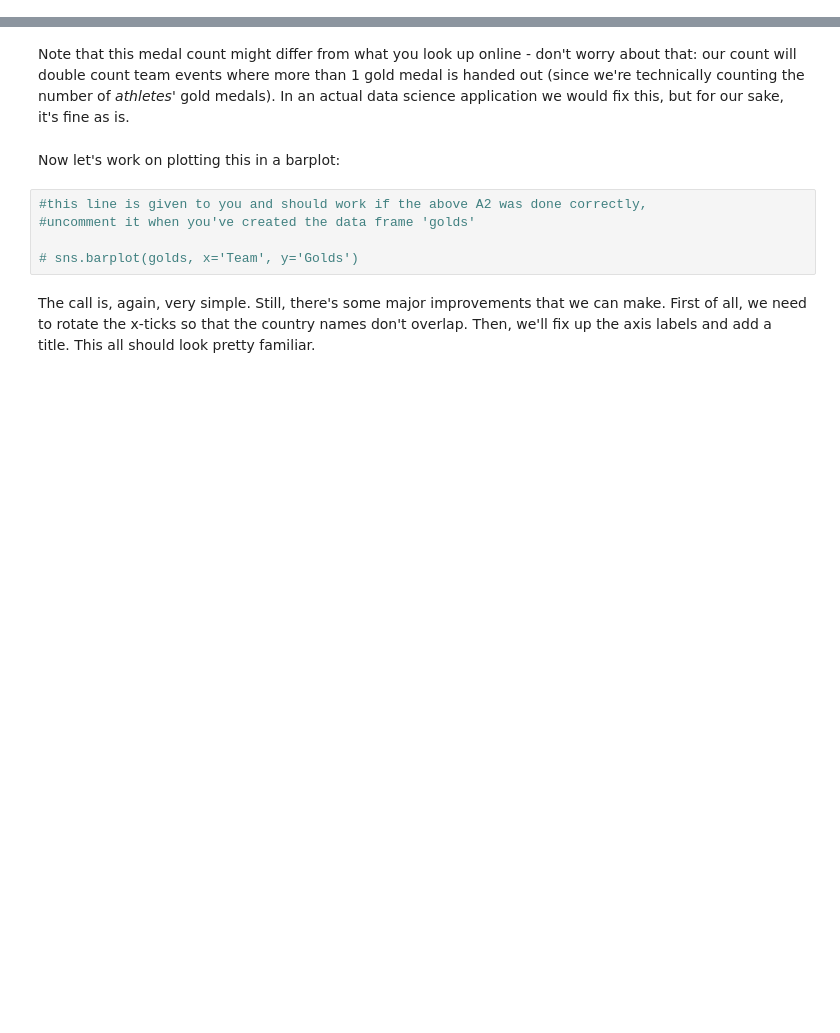
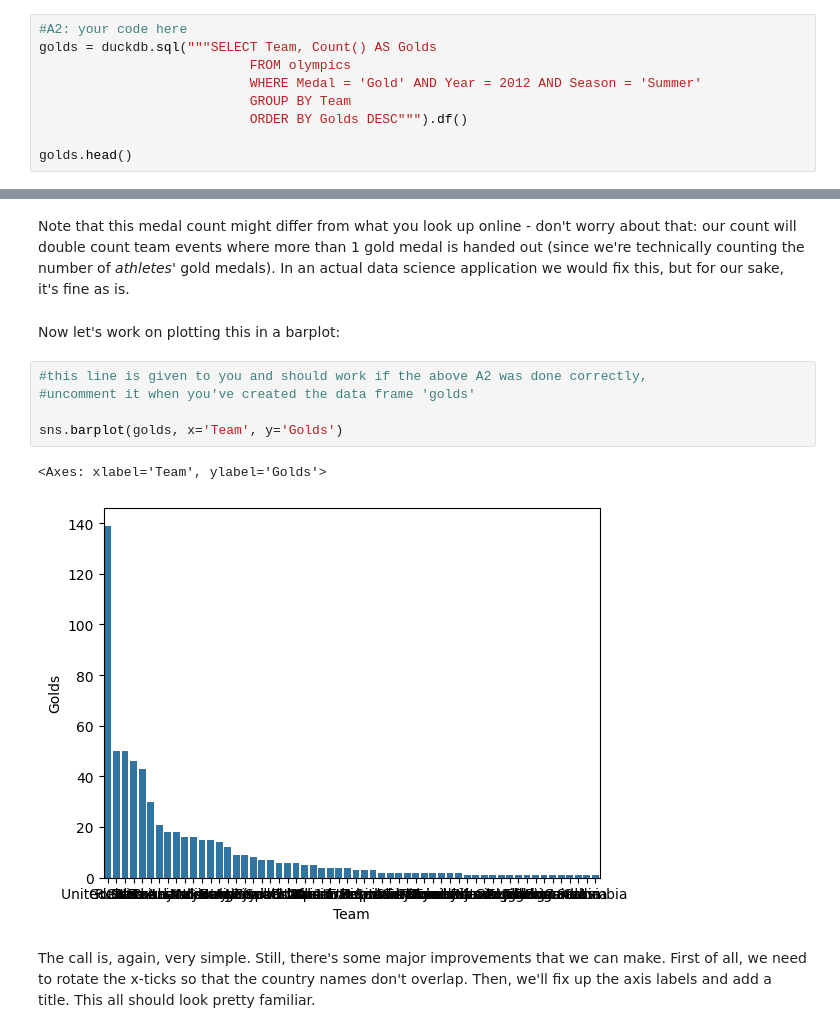
Before and after one commit to Stella0628/cdj_nme, a Jupyter notebook: workbook3.ipynb, the cells around one changed output, grey strips where cells are left out. Drawn from its saved outputs; the diff is of its cells as text; blank space fills up the shorter version.

```diff
--- a/workbook3.ipynb
+++ b/workbook3.ipynb
@@ -133,0 +138,9 @@ Be sure to use the `LIMIT 10` function in the SQL prompt, since we're only going
+# %%
+#A2: your code here
+golds = duckdb.sql("""SELECT Team, Count() AS Golds
+                           FROM olympics
+                           WHERE Medal = 'Gold' AND Year = 2012 AND Season = 'Summer'
+                           GROUP BY Team
+                           ORDER BY Golds DESC""").df()
+
+golds.head()
@@ -149,8 +169,11 @@ Now let's work on plotting this in a barplot:
 # %%
 #this line is given to you and should work if the above A2 was done correctly,
 #uncomment it when you've created the data frame 'golds'
 
-# sns.barplot(golds, x='Team', y='Golds')
+sns.barplot(golds, x='Team', y='Golds')
+# %% [output]
+<Axes: xlabel='Team', ylabel='Golds'>
+[figure, added]
 # %% [markdown]
 The call is, again, very simple. Still, there's some major improvements that we can make. First of all, we need to rotate the x-ticks so that the country names don't overlap. Then, we'll fix up the axis labels and add a title. This all should look pretty familiar.
 # %%
```
Also changed, not shown: parts of 11 cells of this notebook.
